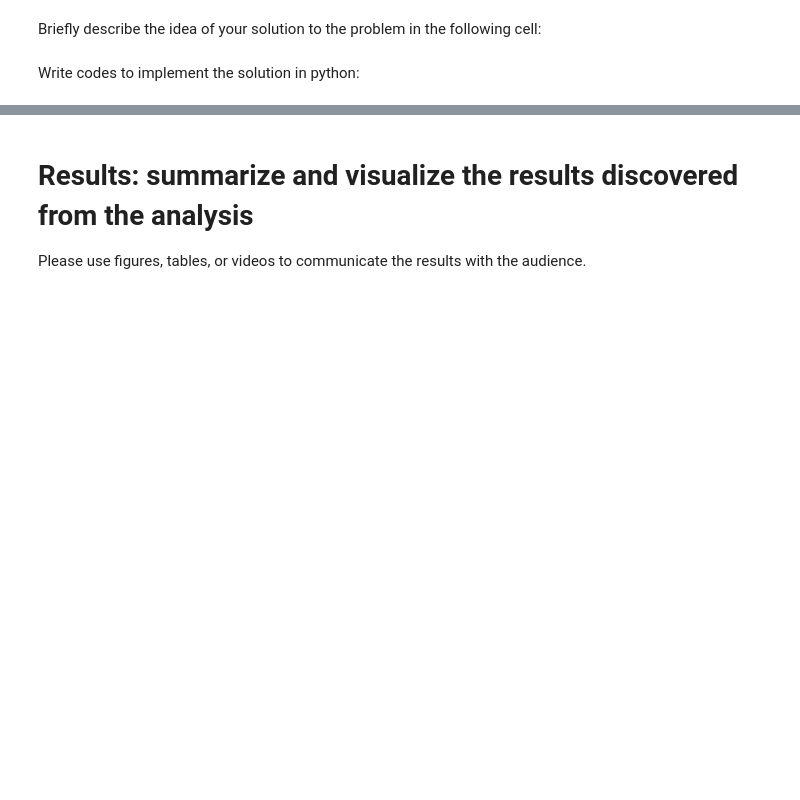
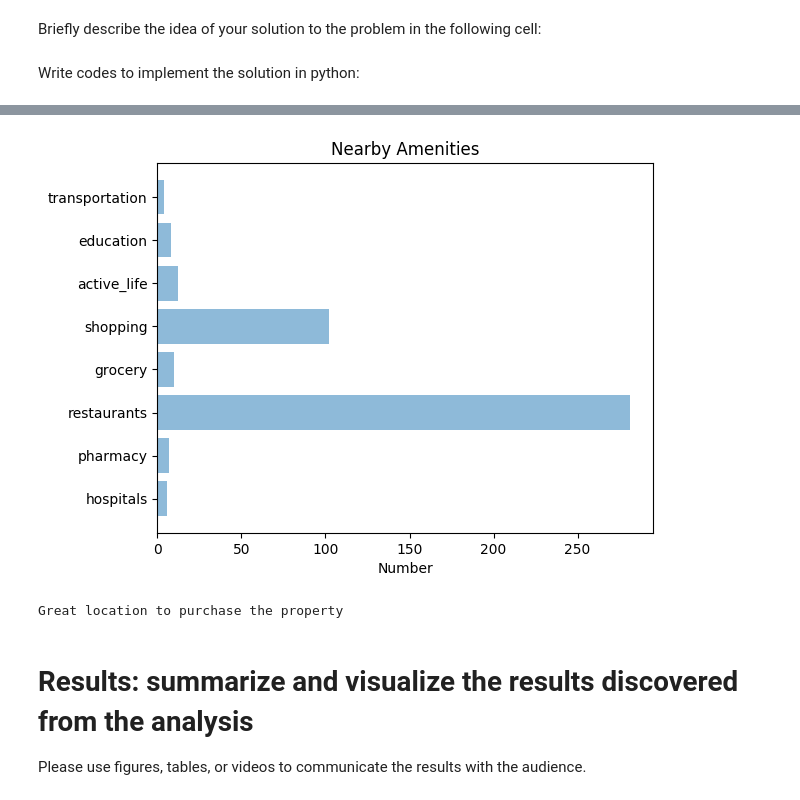
Before and after one commit to abhishekb91/Data-Science__Analyzing_Yelp_Data, a Jupyter notebook: case2.ipynb, the cells around one changed output, grey strips where cells are left out. Saved outputs shown, nothing was run; the diff lists cells and outputs as text; code cells hidden in the pictures; blank space fills up the shorter version.

Commit message:
Completed the project
1. Merged the solution of the part 1 from Yanming
2. Completed the Business problem solution

```diff
--- a/case2.ipynb
+++ b/case2.ipynb
@@ -94,0 +235,17 @@ Write codes to implement the solution in python:
+# %%
+# -------------------------------------------------------------------------
+# Updating the location
+# -------------------------------------------------------------------------
+for data in mydb.business.find():
+    mydb.business.update_one({
+      "_id":data["_id"]
+    },{
+      "$set": {
+        "location": {
+            "type" : "Point",
+            "coordinates" : [data["longitude"], data["latitude"]]
+        }
+      }
+    }, upsert=False)
+
+print("updated the result set")
@@ -95,3 +476,46 @@ Write codes to implement the solution in python:
+# %%
+#Plotting Bar Graph of number of Nearby Amenities
+
+#print(bar_chart["category"])
+
+#print(bar_chart["category_count"])
+
+#import matplotlib.pyplot as plt; plt.rcdefaults()
+import numpy as np
+import matplotlib.pyplot as plt; plt.rcdefaults()
+
+objects = tuple(bar_chart["category"])
+
+y_pos = np.arange(len(objects))
+performance = bar_chart["category_count"]
+
+plt.barh(y_pos, performance, align='center', alpha=0.5)
+plt.yticks(y_pos, objects)
+plt.xlabel('Number')
+plt.title('Nearby Amenities')
+
+plt.show()
+# %% [output]
+[figure, added]
+# %%
+#Calculating the popularity of the location
+
+place_value = 0
+
+for key, category in business.items() :
+    if (len(category['entities']) > 0 ) :
+        place_value += len(category['entities']) * category['business_value']['present'] * category['business_value']['multiplication_factor']
+    else:
+        place_value -= category['business_value']['absence'] * category['business_value']['multiplication_factor']
+
+if(place_value < 30):
+    print("Not Feasible to buy")
+elif(place_value > 30 and place_value < 75):
+    print("Good location to purchase the property")
+elif(place_value > 30):
+    print("Great location to purchase the property")
+# %% [output]
+Great location to purchase the property
 # %% [markdown]
 # Results: summarize and visualize the results discovered from the analysis
 
```
Also changed, not shown: parts of 13 cells of this notebook.
